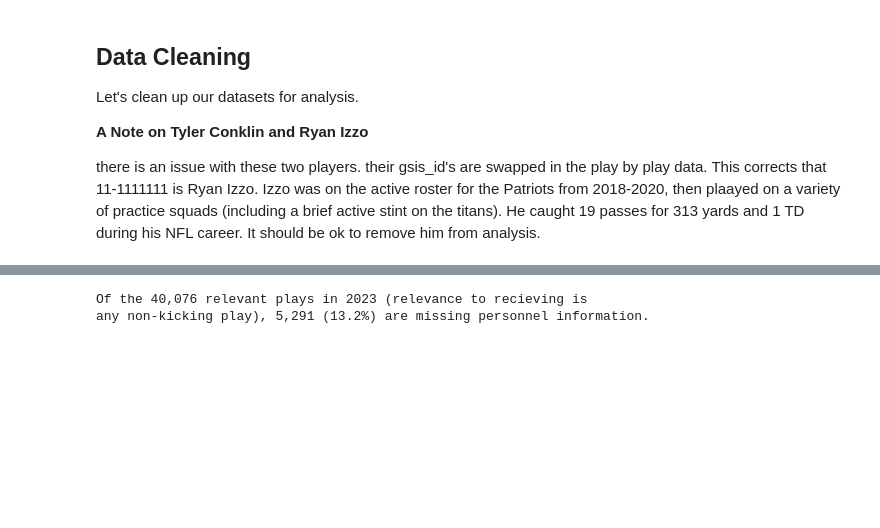
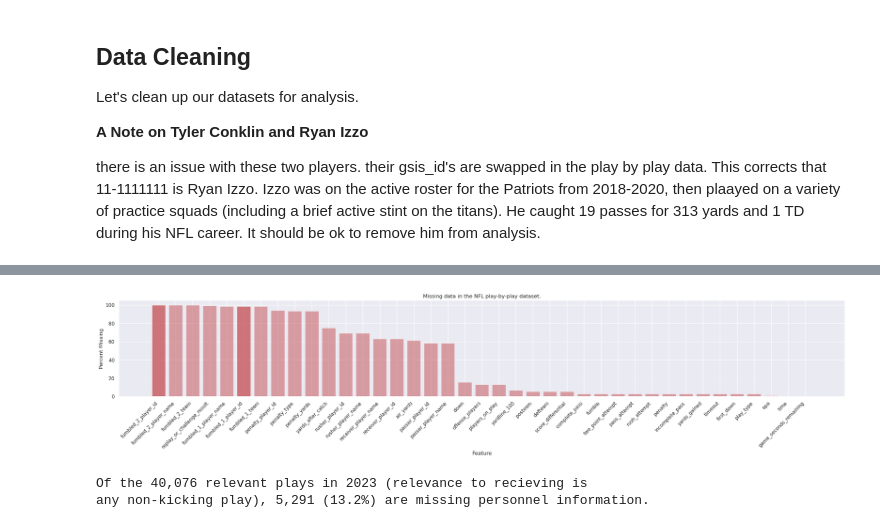
Before and after one commit to ColinB19/FantasyFootballAnalysis, a Jupyter notebook: NFL_dataset_creation.ipynb, the cells around one changed output, grey strips where cells are left out. Cells and saved outputs as stored; diff of their text form; code cells hidden in the pictures; blank space fills up the shorter version.

Commit message:
added a plot for missing values

```diff
--- a/NFL_dataset_creation.ipynb
+++ b/NFL_dataset_creation.ipynb
@@ -322,3 +316,33 @@ dtype: float64
+# %%
+# do we have any missing data?
+fig, ax = plt.subplots(figsize = (30,4))
+
+nan_feats = 100*pbp_data.isna().sum()/len(pbp_data)
+nan_feats_sorted = nan_feats[nan_feats > 0].sort_values(ascending=False)
+
+ax.bar(nan_feats_sorted.index, nan_feats_sorted.values, color = 'r', alpha = 0.5)
+
+ax.set_title("Missing data in the NFL play-by-play dataset.")
+ax.set_xlabel("Feature")
+ax.set_ylabel("Percent Missing")
+
+# fix tick labels
+_ = ax.set_xticks(ax.get_xticks())
+_ = ax.set_xticklabels(labels = ax.get_xticklabels(), rotation=45, ha='right')
+
+# # Make some labels.
+# rects = ax.patches
+# labels = [f"{perc:.2f}%" for perc in nan_feats_sorted.values]
+
+# for rect, label in zip(rects, labels):
+#     height = rect.get_height()
+#     ax.text(
+#         rect.get_x() + rect.get_width() / 2, height + 2, label, ha="center", va="bottom", fontsize='x-small', rotation=90
+#     )
+
+# plt.show()
+# %% [output]
+[figure, added]
 # %%
 temp_filter = pbp_data[(~pbp_data["play_type"].isin(["kickoff", "extra_point", "field_goal", "punt"]))
         & (~pbp_data["desc"].str.contains("Punt formation"))
```
Also changed, not shown: parts of 3 cells of this notebook.
